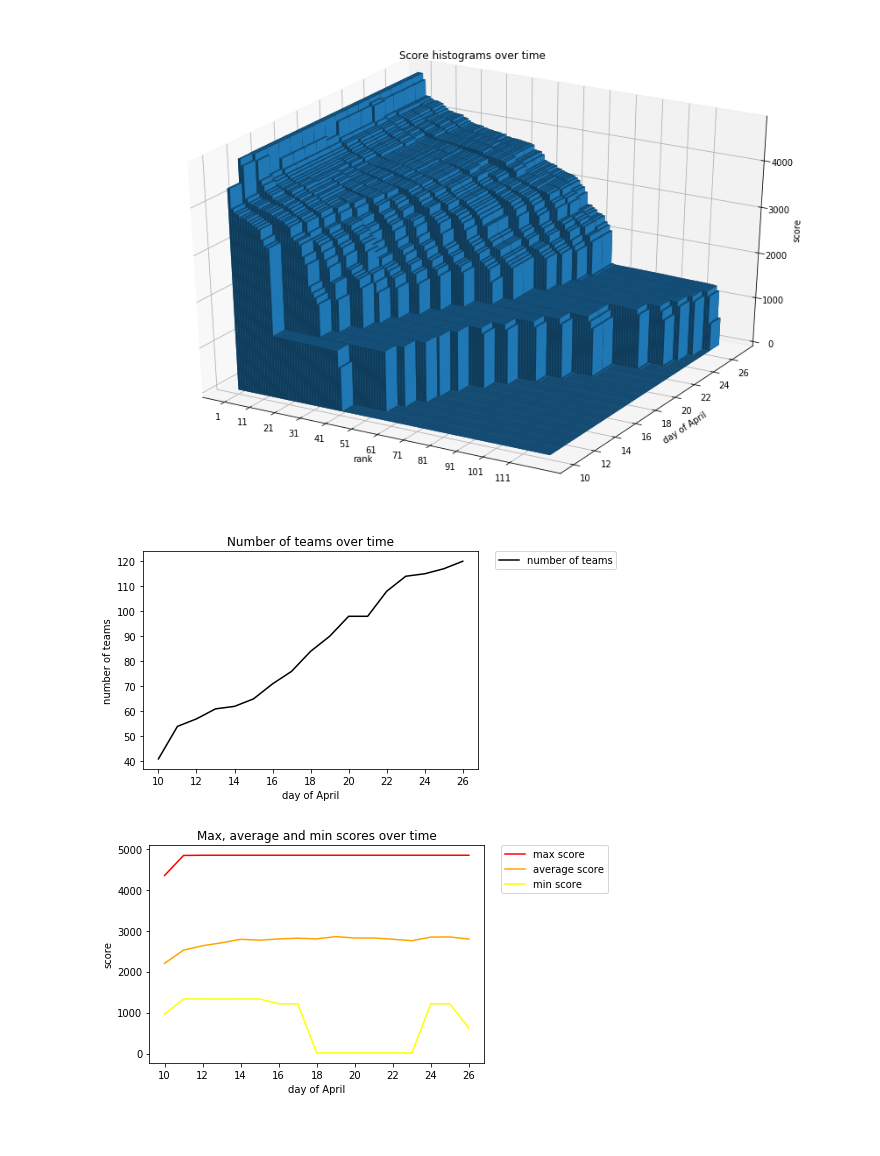
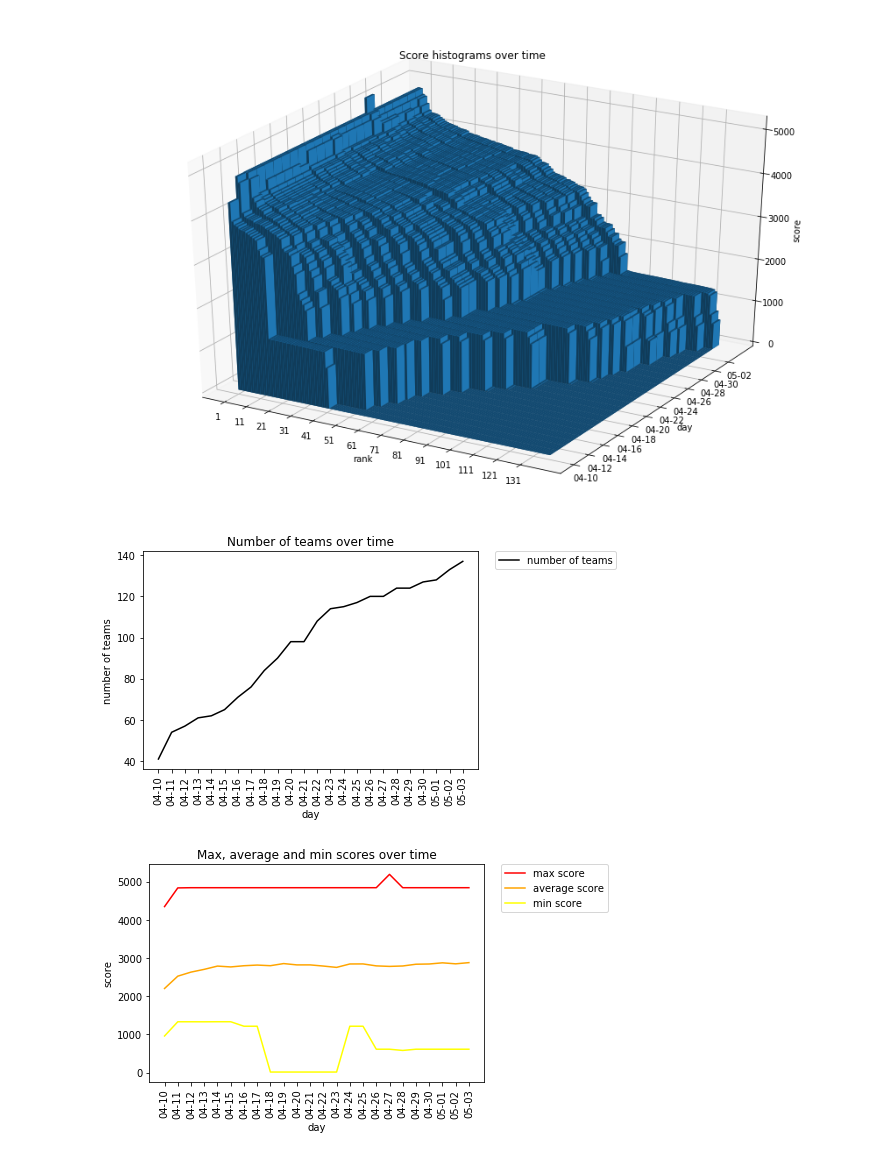
Before and after one commit to AdamStelmaszczyk/retro-leaderboard, a Jupyter notebook: analysis.ipynb, the cells around one changed output. Cells and saved outputs as stored; diff of their text form; code cells hidden in the pictures; blank space fills up the shorter version.

```diff
--- a/analysis.ipynb
+++ b/analysis.ipynb
@@ -3,19 +3,21 @@ from mpl_toolkits.mplot3d import Axes3D
 import matplotlib.pyplot as plt
 import numpy as np
 import json
+import os
 
 def plot(plt, ylabel, title):
     plt.legend(bbox_to_anchor=(1.05, 1), loc=2, borderaxespad=0.)
     plt.ylabel(ylabel)
-    plt.xlabel("day of April")
+    plt.xlabel("day")
+    plt.xticks(rotation='vertical')
     plt.title(title)
     plt.show()
+
+days = sorted(map(lambda s: s.strip('.json'), os.listdir('json')))
+scores = {}
+for day in days:
+    filename = 'json/{}.json'.format(day)
+    scores[day] = json.load(open(filename))['leaderboard']
-# %%
-scores = {}
-DAYS = range(10, 27)
-for day in DAYS:
-    filename = 'json/04-{}.json'.format(day)
-    scores[day] = json.load(open(filename))['leaderboard']
 # %%
 teams = []
 mins = []
@@ -41,26 +43,26 @@ y_data = y_data.flatten()
 z_data = data_array.flatten()
 ax.bar3d(x_data, y_data, np.zeros(len(z_data)), 1, 1, z_data, zsort='max')
 ax.set_xlabel("rank")
-ax.set_ylabel("day of April")
+ax.set_ylabel("day")
 ax.set_zlabel("score")
 ax.set_xticks(range(teams[-1])[::10])
 ax.set_xticklabels(range(1, teams[-1])[::10])
-ax.set_yticks(range(len(DAYS))[::2])
-ax.set_yticklabels(list(DAYS)[::2])
+ax.set_yticks(range(len(days))[::2])
+ax.set_yticklabels(days[::2])
 ax.set_title("Score histograms over time")
 plt.show()
 # %% [output]
-[figure, old version]
+[figure, new version]
 # %%
-plt.plot(DAYS, teams, color='black', label="number of teams")
+plt.plot(days, teams, color='black', label="number of teams")
 plot(plt, ylabel="number of teams", title="Number of teams over time")
 # %% [output]
-[figure, old version]
+[figure, new version]
 # %%
-plt.plot(DAYS, maxs, color='red', label="max score")
-plt.plot(DAYS, avgs, color='orange', label="average score")
-plt.plot(DAYS, mins, color='yellow', label="min score")
+plt.plot(days, maxs, color='red', label="max score")
+plt.plot(days, avgs, color='orange', label="average score")
+plt.plot(days, mins, color='yellow', label="min score")
 plot(plt, ylabel="score", title="Max, average and min scores over time")
 # %% [output]
-[figure, old version]
+[figure, new version]
 # %%
```
Also changed, not shown: parts of 3 cells of this notebook, 7 other files.
